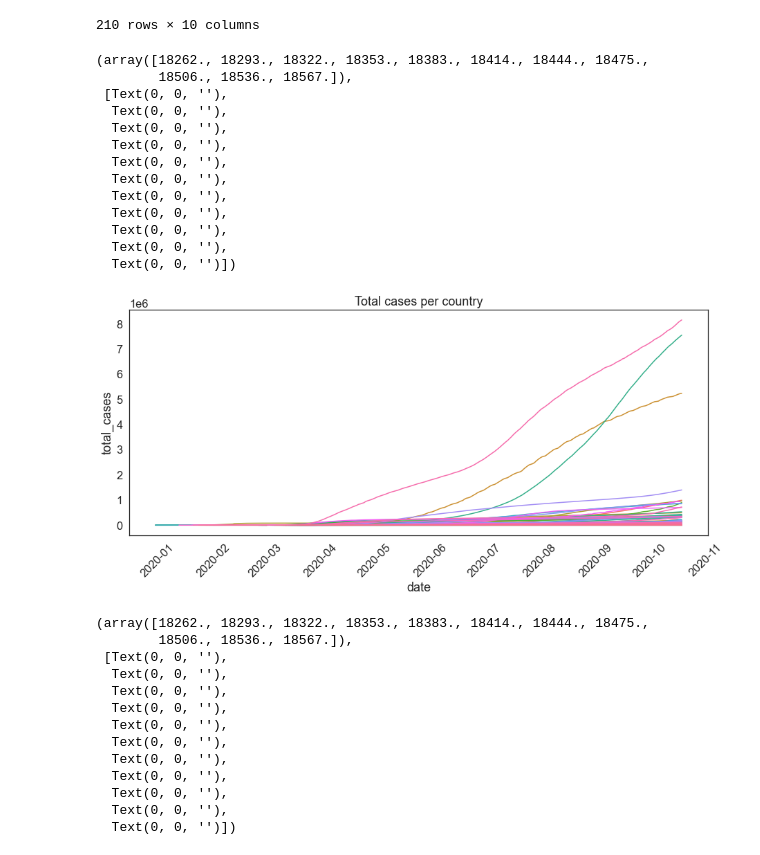
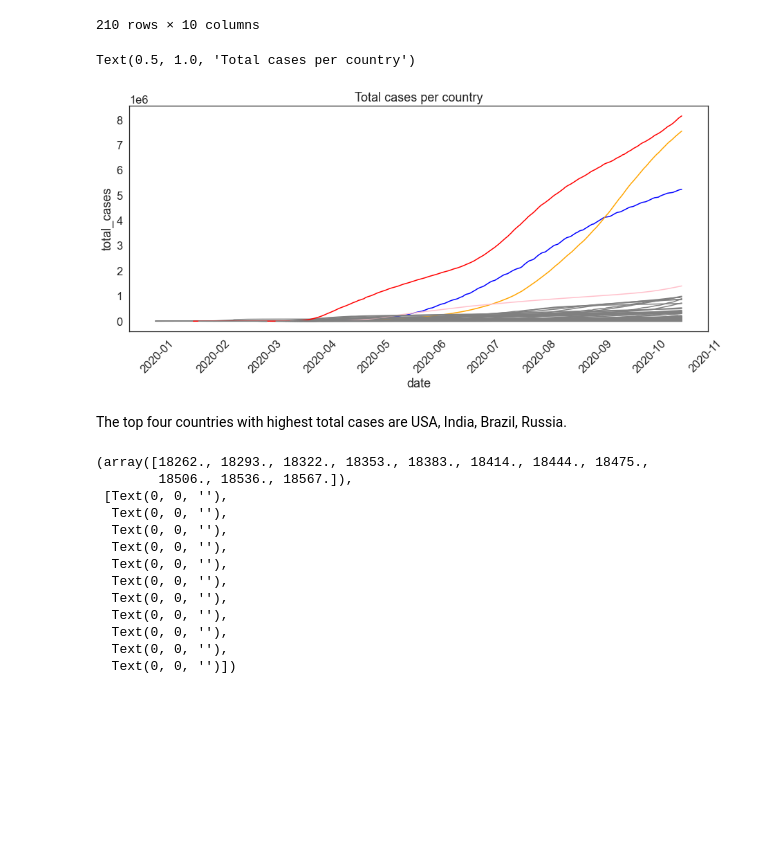
Before and after one commit to aswarth123/Hacklytics2021, a Jupyter notebook: Kaggle_Dataset_EDA.ipynb, the cells around one changed output. Saved outputs shown, nothing was run; the diff lists cells and outputs as text; code cells hidden in the pictures; blank space fills up the shorter version.

```diff
--- a/Kaggle_Dataset_EDA.ipynb
+++ b/Kaggle_Dataset_EDA.ipynb
@@ -116,26 +128,22 @@ by_country
 | 208 | Zambia | 5255.409302 | 132.375000 | 48.690299 | 18383956 | 3689.251 | 0.588 | 0.022757 | ... |
 | 209 | Zimbabwe | 2787.319249 | 76.114286 | 79.177277 | 14862927 | 1899.775 | 0.535 | 0.058824 | ... |
 210 rows × 10 columns
+# %%
+# Top 4 countries highlighted
+cases_sort = covid_df.sort_values(by = 'total_cases', ascending = False)
+cases_sort['country'].unique()
+top_4 = {'United States': 'red', 'India': 'orange', 'Brazil': 'blue', 'Russia': 'pink'}
+others = {colour:'grey' for colour in cases_sort['country'].unique()[4:]}
+palette = {**top_4, **others}
 # %%
-ax = sns.lineplot(x = 'date', y = 'total_cases', hue = 'country', legend = False, data = covid_df)
-
+plt.xticks(rotation = 45)
+ax = sns.lineplot(x = 'date', y = 'total_cases', hue = 'country', legend = False, data = covid_df, palette = palette)
 ax.set_title("Total cases per country")
-plt.xticks(rotation = 45)
 # %% [output]
-(array([18262., 18293., 18322., 18353., 18383., 18414., 18444., 18475.,
-        18506., 18536., 18567.]),
- [Text(0, 0, ''),
-  Text(0, 0, ''),
-  Text(0, 0, ''),
-  Text(0, 0, ''),
-  Text(0, 0, ''),
-  Text(0, 0, ''),
-  Text(0, 0, ''),
-  Text(0, 0, ''),
-  Text(0, 0, ''),
-  Text(0, 0, ''),
-  Text(0, 0, '')])
+Text(0.5, 1.0, 'Total cases per country')
-[figure, old version]
+[figure, new version]
+# %% [markdown]
+The top four countries with highest total cases are USA, India, Brazil, Russia.
 # %%
 # Not very readable
 plt.figure(figsize = [15,6])
```
Also changed, not shown: parts of 8 cells of this notebook.
